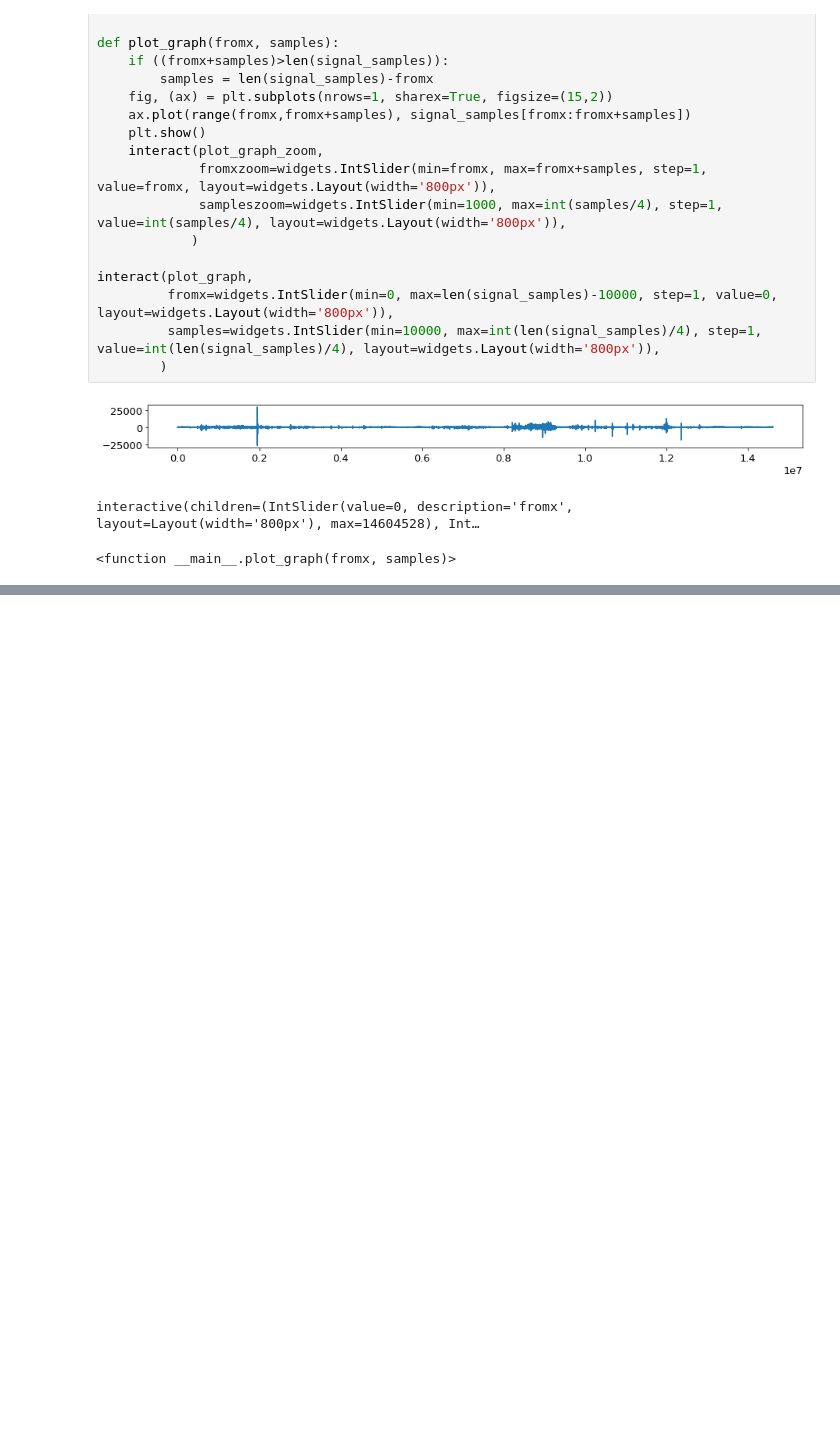
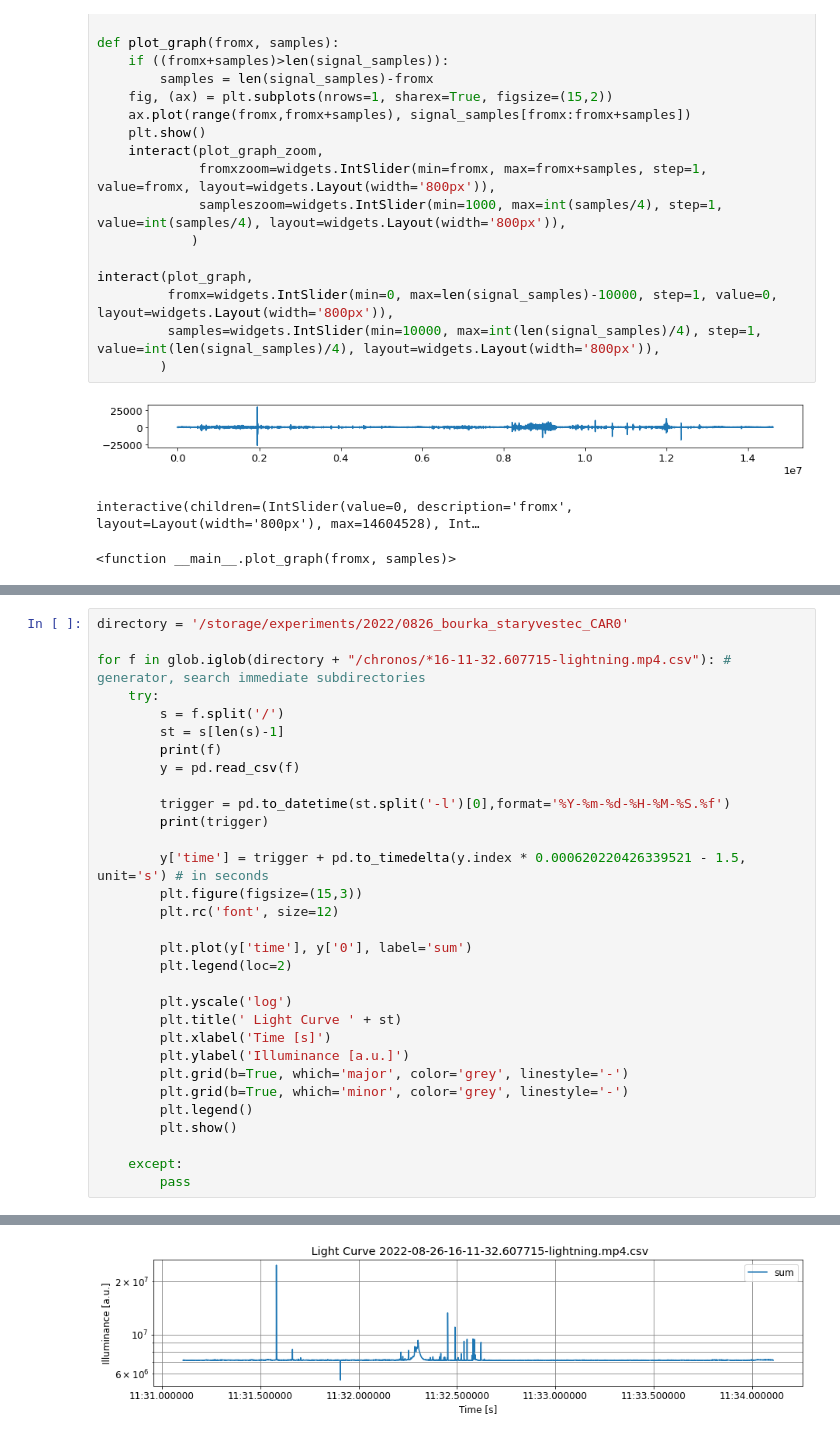
Before and after one commit to ODZ-UJF-AV-CR/vanice, a Jupyter notebook: VLF-simple.ipynb, the cells around one changed output, grey strips where cells are left out. Cells and saved outputs as stored; diff of their text form; blank space fills up the shorter version.

```diff
--- a/VLF-simple.ipynb
+++ b/VLF-simple.ipynb
@@ -104,0 +141,32 @@ interactive(children=(IntSlider(value=0, description='fromx', layout=Layout(widt
+# %%
+directory = '/storage/experiments/2022/0826_bourka_staryvestec_CAR0'
+
+for f in glob.iglob(directory + "/chronos/*16-11-32.607715-lightning.mp4.csv"): # generator, search immediate subdirectories
+    try:
+        s = f.split('/')
+        st = s[len(s)-1]
+        print(f)
+        y = pd.read_csv(f)
+
+        trigger = pd.to_datetime(st.split('-l')[0],format='%Y-%m-%d-%H-%M-%S.%f')
+        print(trigger)
+
+        y['time'] = trigger + pd.to_timedelta(y.index * 0.000620220426339521 - 1.5, unit='s') # in seconds
+        plt.figure(figsize=(15,3))
+        plt.rc('font', size=12)
+
+        plt.plot(y['time'], y['0'], label='sum')
+        plt.legend(loc=2)
+
+        plt.yscale('log')
+        plt.title(' Light Curve ' + st)
+        plt.xlabel('Time [s]')
+        plt.ylabel('Illuminance [a.u.]')
+        plt.grid(b=True, which='major', color='grey', linestyle='-')
+        plt.grid(b=True, which='minor', color='grey', linestyle='-')
+        plt.legend()
+        plt.show()
+
+    except:
+        pass
+# %% [output]
@@ -104,0 +175 @@ interactive(children=(IntSlider(value=0, description='fromx', layout=Layout(widt
+[figure, added]
```
Also changed, not shown: parts of 6 cells of this notebook.
